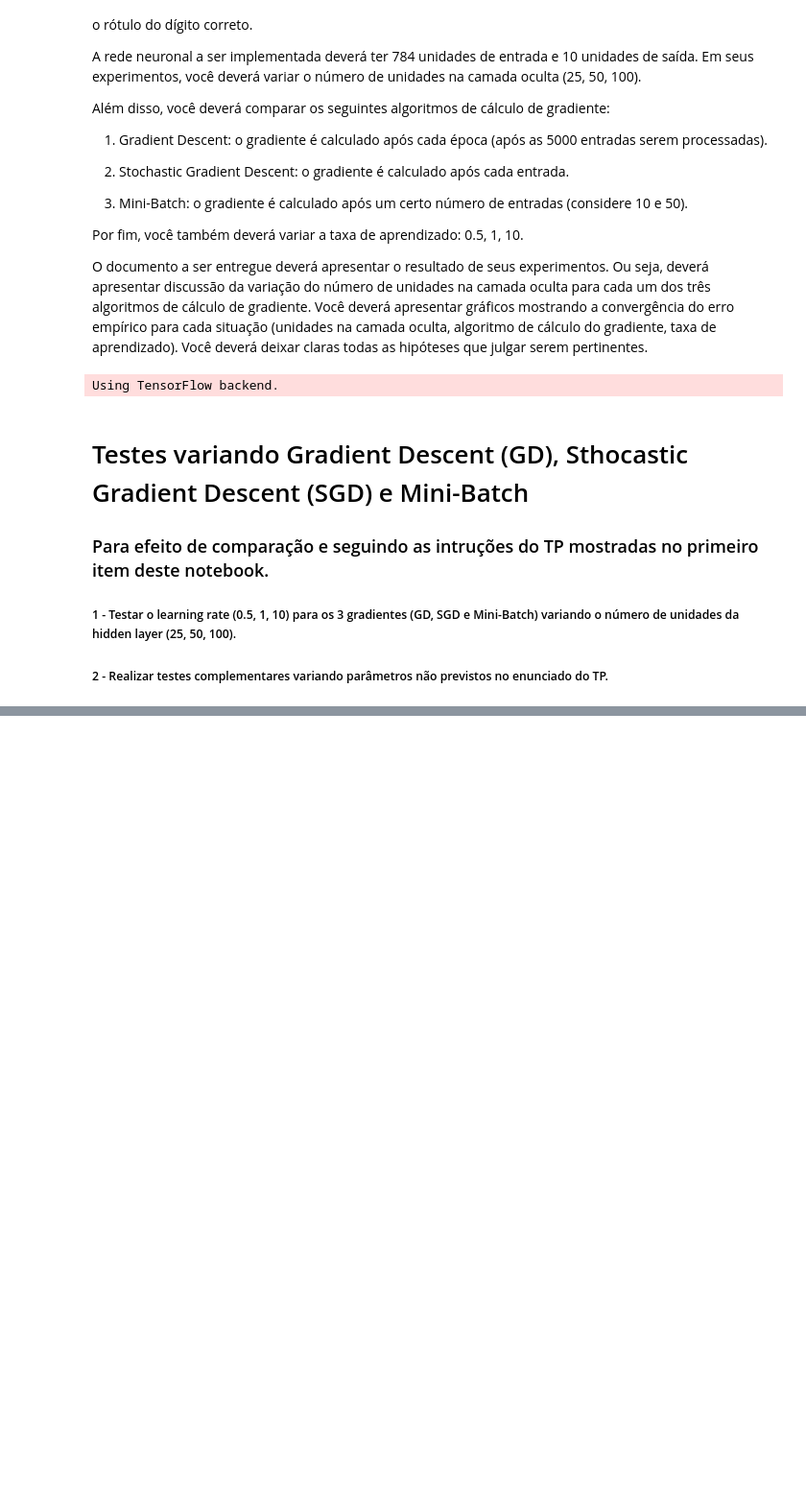
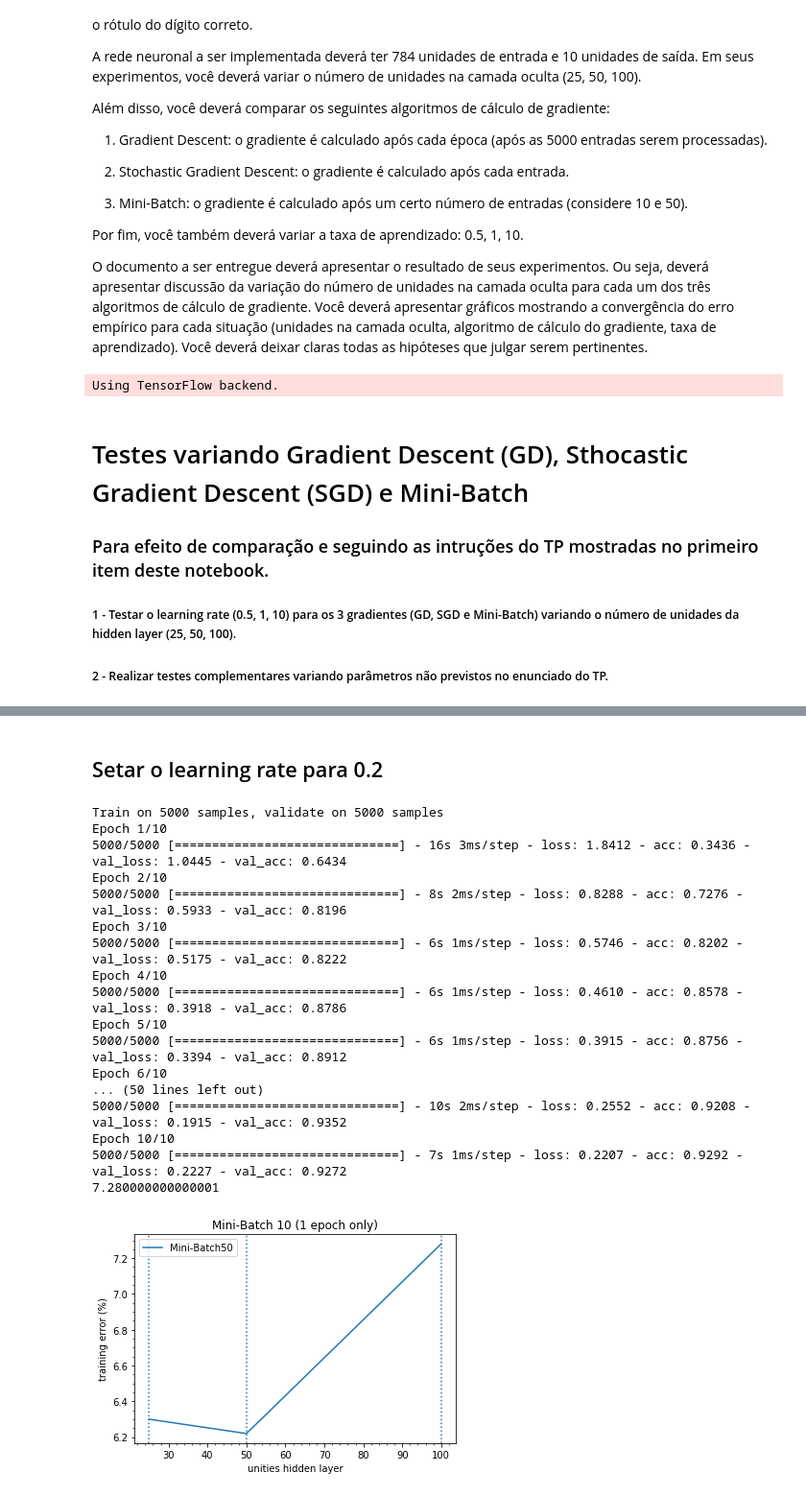
Before and after one commit to gesteves91/tp-ml, a Jupyter notebook: Neural-Network.ipynb, the cells around one changed output, grey strips where cells are left out. Shown at 96% size. Saved outputs shown, nothing was run; the diff lists cells and outputs as text; code cells hidden in the pictures; blank space fills up the shorter version.

```diff
--- a/Neural-Network.ipynb
+++ b/Neural-Network.ipynb
@@ -724,0 +670,43 @@ Epoch 1/1
+# %% [markdown]
+## Setar o learning rate para 0.2
+# %%
+lr = [0.2, 0.2, 0.2]
+un = [25, 50, 100]
+outputs = []
+
+for i, u in zip(lr, un):
+    model = baseline_model(u, i)
+    model.fit(X_train, y_train, validation_data=(X_test, y_test), epochs=10, batch_size=10, verbose=1)
+    scores = model.evaluate(X_test, y_test, verbose=0)
+    print(100-scores[1]*100)
+    outputs.append(100-scores[1]*100)
+
+plt.plot(un, outputs, label='Mini-Batch50')
+plt.xlabel('unities hidden layer')
+plt.axvline(x=25, ls='dotted')
+plt.axvline(x=50, ls='dotted')
+plt.axvline(x=100, ls='dotted')
+plt.minorticks_on()
+plt.ylabel('training error (%)')
+plt.title("Mini-Batch 10 (1 epoch only)")
+plt.legend()
+plt.show()
+# %% [output]
+Train on 5000 samples, validate on 5000 samples
+Epoch 1/10
+5000/5000 [==============================] - 16s 3ms/step - loss: 1.8412 - acc: 0.3436 - val_loss: 1.0445 - val_acc: 0.6434
+Epoch 2/10
+5000/5000 [==============================] - 8s 2ms/step - loss: 0.8288 - acc: 0.7276 - val_loss: 0.5933 - val_acc: 0.8196
+Epoch 3/10
+5000/5000 [==============================] - 6s 1ms/step - loss: 0.5746 - acc: 0.8202 - val_loss: 0.5175 - val_acc: 0.8222
+Epoch 4/10
+5000/5000 [==============================] - 6s 1ms/step - loss: 0.4610 - acc: 0.8578 - val_loss: 0.3918 - val_acc: 0.8786
+Epoch 5/10
+5000/5000 [==============================] - 6s 1ms/step - loss: 0.3915 - acc: 0.8756 - val_loss: 0.3394 - val_acc: 0.8912
+Epoch 6/10
+... (50 lines left out)
+5000/5000 [==============================] - 10s 2ms/step - loss: 0.2552 - acc: 0.9208 - val_loss: 0.1915 - val_acc: 0.9352
+Epoch 10/10
+5000/5000 [==============================] - 7s 1ms/step - loss: 0.2207 - acc: 0.9292 - val_loss: 0.2227 - val_acc: 0.9272
+7.280000000000001
+[figure, added]
```
Also changed, not shown: parts of 39 cells of this notebook.
